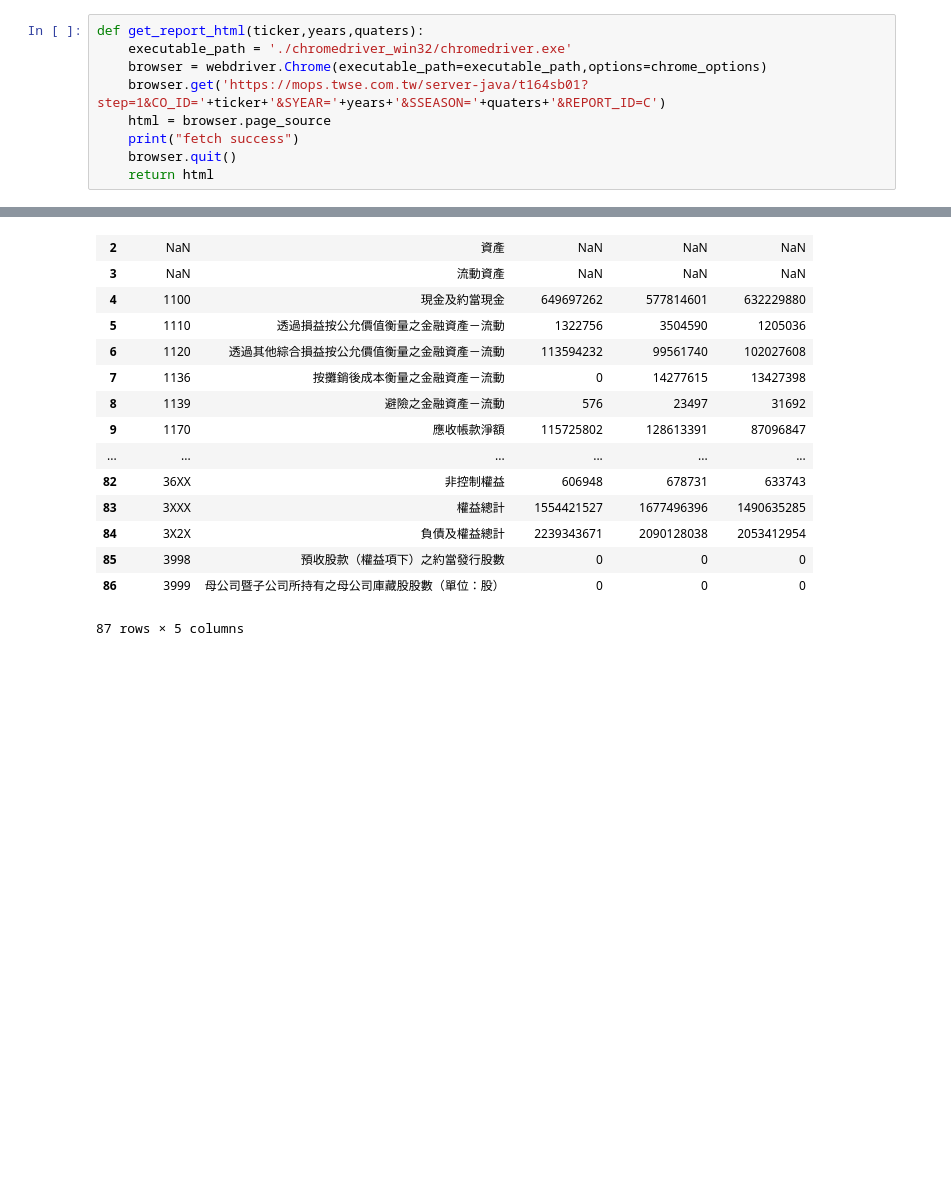
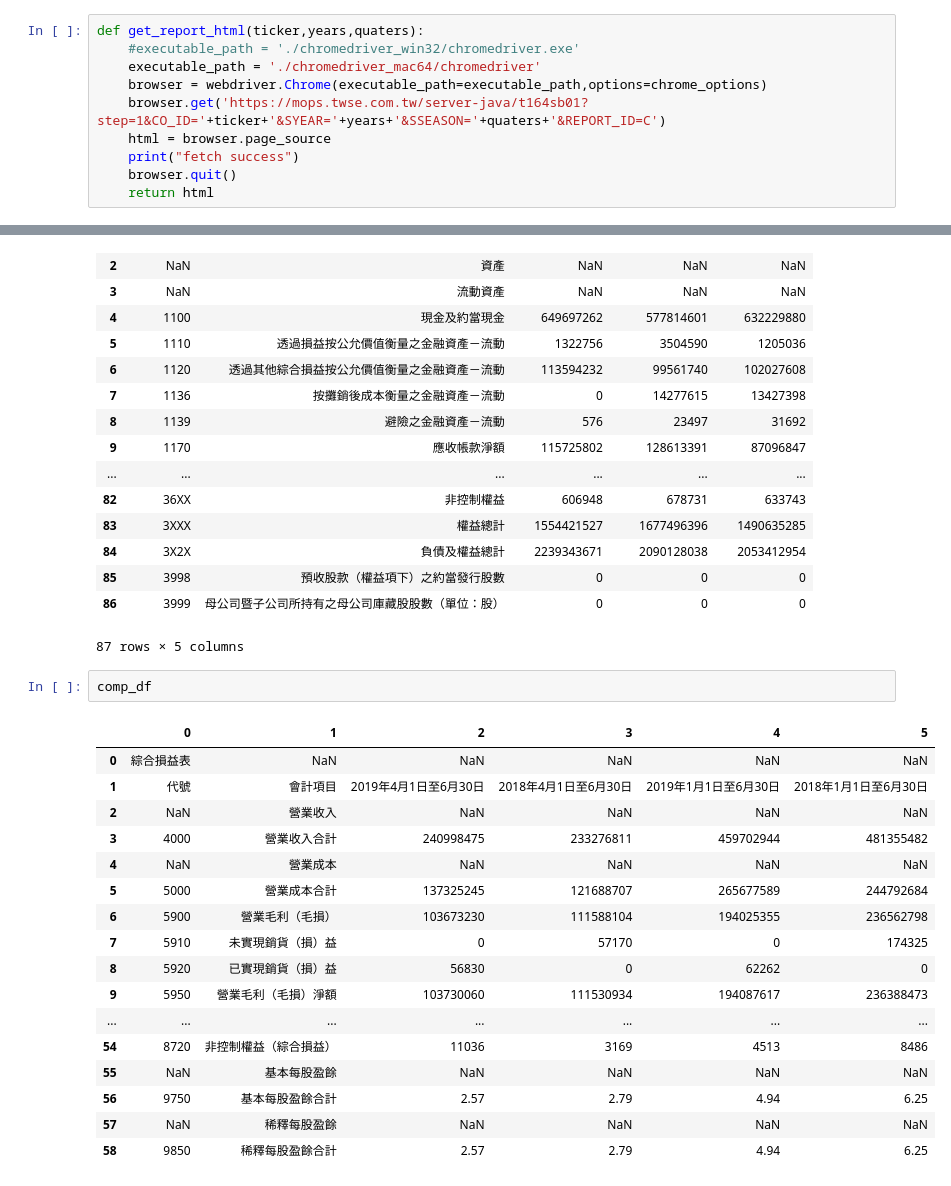
Before and after one commit to FESP-Taiwan/Stocker_Scraper, a Jupyter notebook: TW_financial_reporter.ipynb, the cells around one changed output, grey strips where cells are left out. Drawn from its saved outputs; the diff is of its cells as text; blank space fills up the shorter version.

Commit message:
add mac chromes

```diff
--- a/TW_financial_reporter.ipynb
+++ b/TW_financial_reporter.ipynb
@@ -7,7 +7,8 @@ chrome_options.add_argument('--headless')  #規避google bug
 chrome_options.add_argument('--disable-gpu')
 # %%
 def get_report_html(ticker,years,quaters):
-    executable_path = './chromedriver_win32/chromedriver.exe'
+    #executable_path = './chromedriver_win32/chromedriver.exe'
+    executable_path = './chromedriver_mac64/chromedriver'
     browser = webdriver.Chrome(executable_path=executable_path,options=chrome_options)
     browser.get('https://mops.twse.com.tw/server-java/t164sb01?step=1&CO_ID='+ticker+'&SYEAR='+years+'&SSEASON='+quaters+'&REPORT_ID=C')
     html = browser.page_source
@@ -48,3 +49,23 @@ BS_df
 | 85 | 3998 | 預收股款（權益項下）之約當發行股數 | 0 | 0 | 0 |
 | 86 | 3999 | 母公司暨子公司所持有之母公司庫藏股股數（單位：股） | 0 | 0 | 0 |
 87 rows × 5 columns
+# %%
+comp_df
+# %% [output]
+|  | 0 | 1 | 2 | 3 | 4 | 5 |
+| 0 | 綜合損益表 | NaN | NaN | NaN | NaN | NaN |
+| 1 | 代號 | 會計項目 | 2019年4月1日至6月30日 | 2018年4月1日至6月30日 | 2019年1月1日至6月30日 | 2018年1月1日至6月30日 |
+| 2 | NaN | 營業收入 | NaN | NaN | NaN | NaN |
+| 3 | 4000 | 營業收入合計 | 240998475 | 233276811 | 459702944 | 481355482 |
+| 4 | NaN | 營業成本 | NaN | NaN | NaN | NaN |
+| 5 | 5000 | 營業成本合計 | 137325245 | 121688707 | 265677589 | 244792684 |
+| 6 | 5900 | 營業毛利（毛損） | 103673230 | 111588104 | 194025355 | 236562798 |
+| 7 | 5910 | 未實現銷貨（損）益 | 0 | 57170 | 0 | 174325 |
+| 8 | 5920 | 已實現銷貨（損）益 | 56830 | 0 | 62262 | 0 |
+| 9 | 5950 | 營業毛利（毛損）淨額 | 103730060 | 111530934 | 194087617 | 236388473 |
+| ... | ... | ... | ... | ... | ... | ... |
+| 54 | 8720 | 非控制權益（綜合損益） | 11036 | 3169 | 4513 | 8486 |
+| 55 | NaN | 基本每股盈餘 | NaN | NaN | NaN | NaN |
+| 56 | 9750 | 基本每股盈餘合計 | 2.57 | 2.79 | 4.94 | 6.25 |
+| 57 | NaN | 稀釋每股盈餘 | NaN | NaN | NaN | NaN |
+| 58 | 9850 | 稀釋每股盈餘合計 | 2.57 | 2.79 | 4.94 | 6.25 |
```
Also changed, not shown: parts of 1 cell of this notebook, 2 other files.
